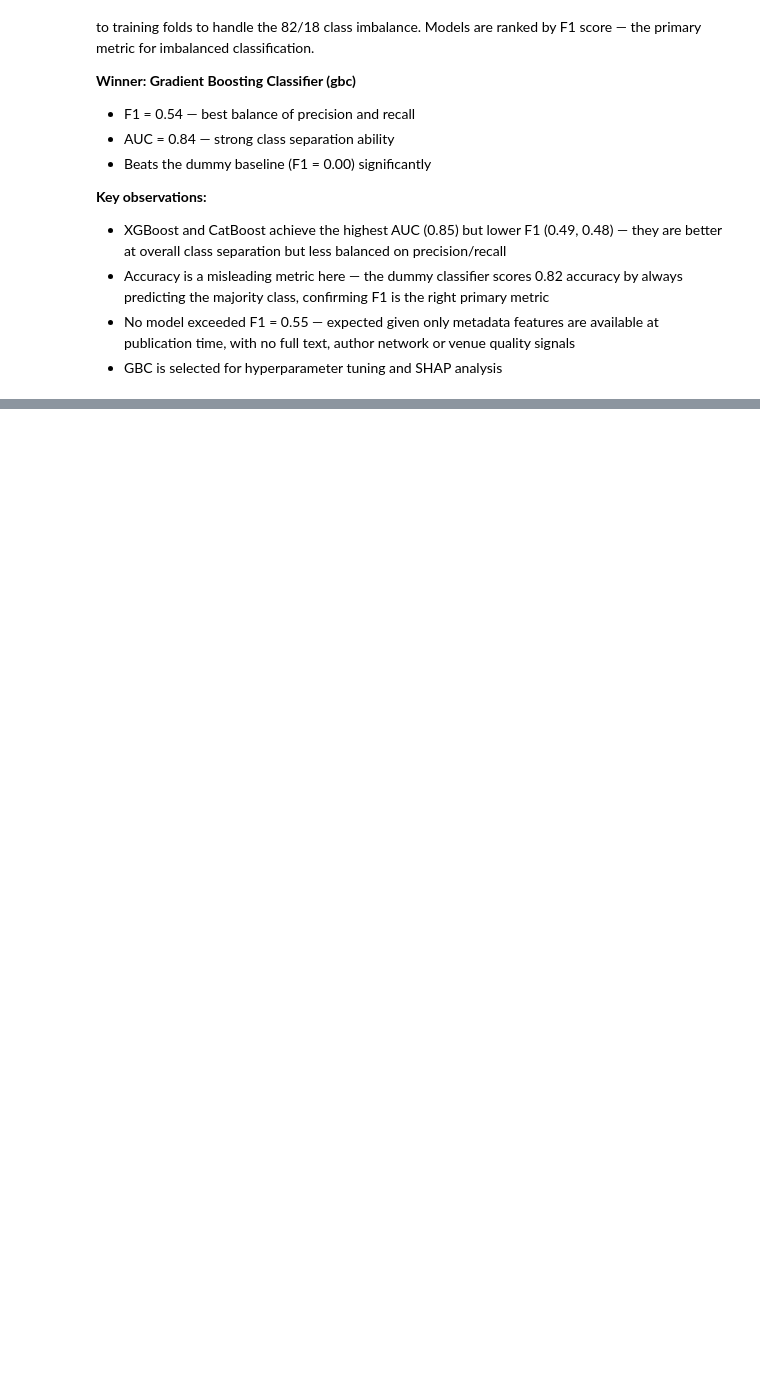
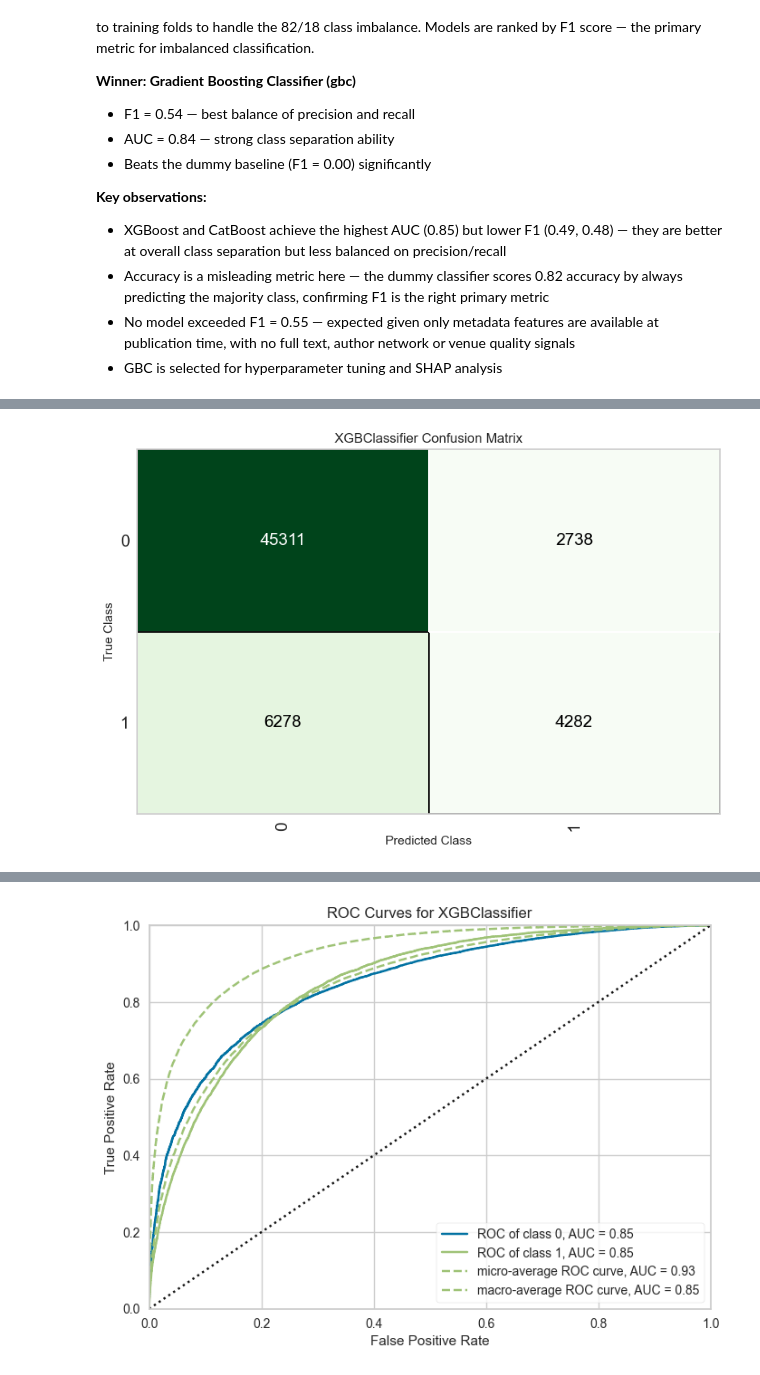
Before and after one commit to AnnaIgumnova/ai-paper-impact-predictor, a Jupyter notebook: notebooks/04_AI_Papers_modelling.ipynb, the cells around one changed output, grey strips where cells are left out. Cells and saved outputs as stored; diff of their text form; code cells hidden in the pictures; blank space fills up the shorter version.

```diff
--- a/notebooks/04_AI_Papers_modelling.ipynb
+++ b/notebooks/04_AI_Papers_modelling.ipynb
@@ -140,0 +289,3 @@ Models are ranked by F1 score — the primary metric for imbalanced classificati
+# %%
+# Train XGBoost model specifically for evaluation
+xgboost_model = create_model('xgboost')
@@ -140,0 +309,7 @@ Models are ranked by F1 score — the primary metric for imbalanced classificati
+# %%
+plot_model(xgboost_model, plot='confusion_matrix')
+plot_model(xgboost_model, plot='auc')
+plot_model(xgboost_model, plot='pr')
+plot_model(xgboost_model, plot='class_report')
+plot_model(xgboost_model, plot='feature_all')
+# %% [output]
@@ -140,0 +317 @@ Models are ranked by F1 score — the primary metric for imbalanced classificati
+[figure, added]
@@ -140,0 +319 @@ Models are ranked by F1 score — the primary metric for imbalanced classificati
+[figure, added]
```
Also changed, not shown: parts of 10 cells of this notebook, 6 other files.
